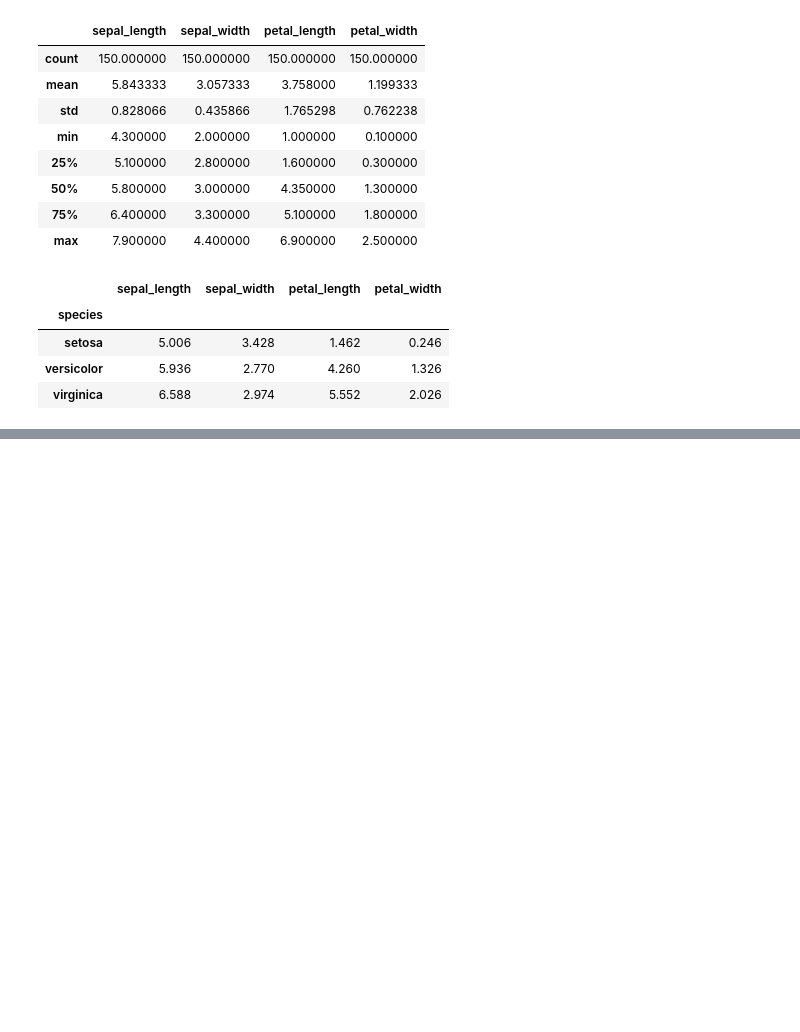
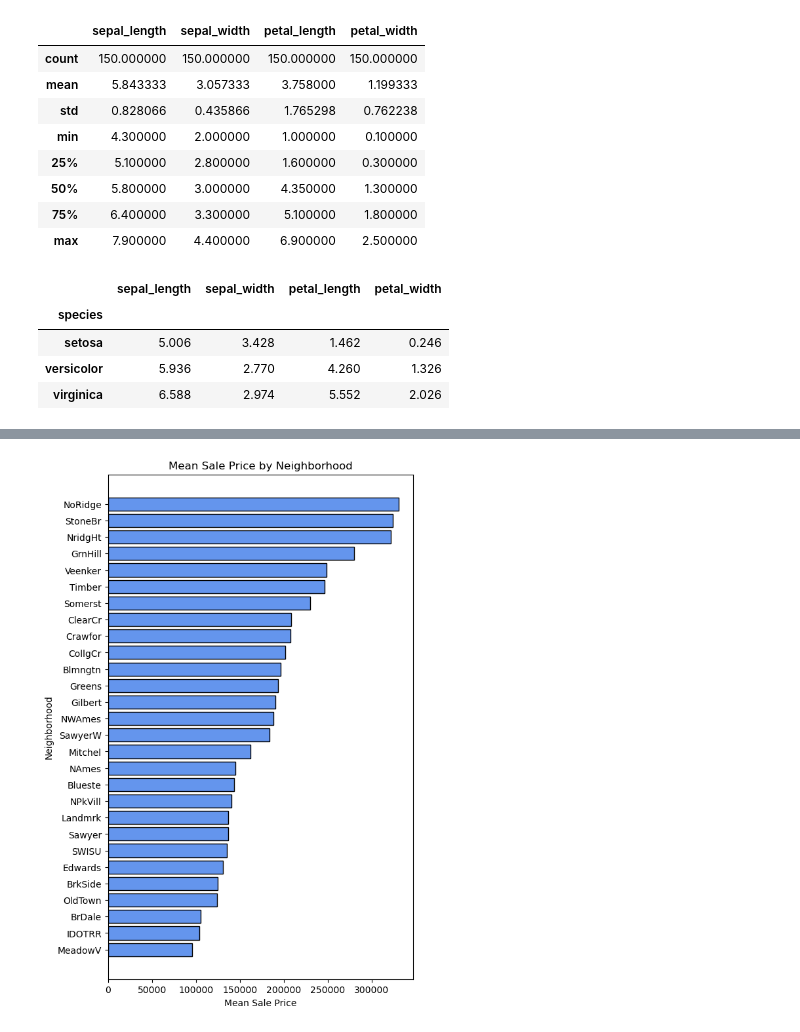
Before and after one commit to slylockfox/Maryville-DSCI-503-2, a Jupyter notebook: HW_06_Snyder.ipynb, the cells around one changed output, grey strips where cells are left out. Drawn from its saved outputs; the diff is of its cells as text; code cells hidden in the pictures; blank space fills up the shorter version.

```diff
--- a/HW_06_Snyder.ipynb
+++ b/HW_06_Snyder.ipynb
@@ -95,4 +116,11 @@ iris_means.select_dtypes(include='number').columns.tolist()
 # %%
-iris_means.shape
-iris_means.loc['setosa', 'sepal_length']
+# Create a DataFrame named ames_nbhd as follows:
+# Select the Neighborhood and SalePrice columns from ames.
+# Group by Neighborhood, and then calculate the mean of SalePrice for each neighborhood.
+# Sort the rows of the DataFrame according to the average sale price, in increasing order.
+ames_nbhd = ames.loc[:, ['Neighborhood', 'SalePrice']].groupby(['Neighborhood']).mean() \
+        .sort_values(by='SalePrice', ascending=True)
+
+# Use head() to display the first 5 rows of ames_nbhd.
+ames_nbhd.head(5)
 # %% [output]
@@ -99,0 +134,18 @@ np.float64(5.006)
+# %%
+# Set the figure size to be [6,10]
+plt.figure(figsize=[6,10])
+
+# Create a horizontal bar chart displaying the mean sale price for houses in each of the neighborhoods. The labels for the
+# bars should correspond to the distinct neighborhoods, and can be set using the index of the ames_nbhd DataFrame.
+# and choose a single named color to use for the bars.
+plt.barh(y=ames_nbhd.index, width=ames_nbhd.SalePrice, color='cornflowerblue', edgecolor='black')
+
+# The x-axis should be labeled "Mean Sale Price" and the y-axis should be labeled "Neighborhood".
+plt.xlabel('Mean Sale Price')
+plt.ylabel('Neighborhood')
+
+# The title of the chart should be "Mean Sale Price by Neighborhood".
+plt.title('Mean Sale Price by Neighborhood')
+plt.show()
+# %% [output]
+[figure, added]
```
Also changed, not shown: parts of 6 cells of this notebook.
